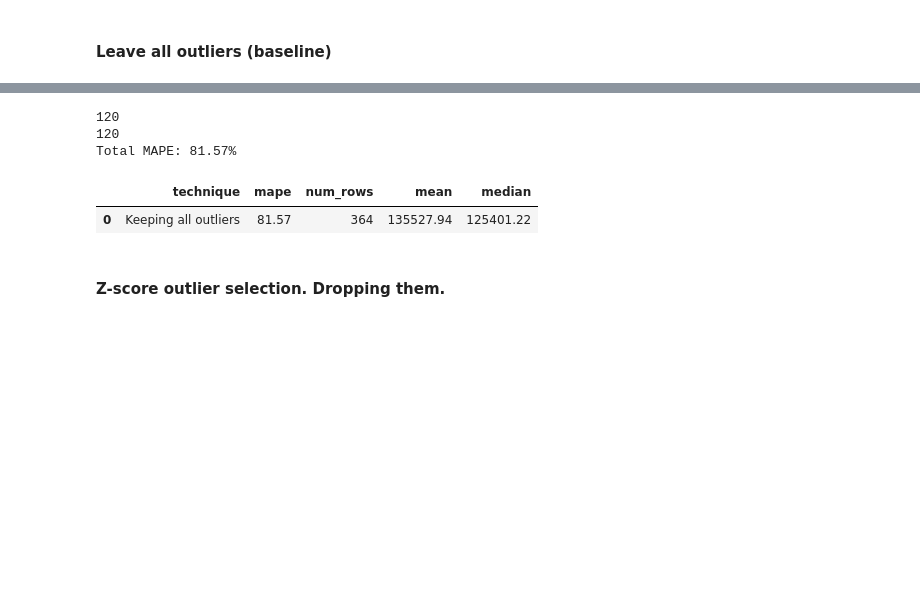
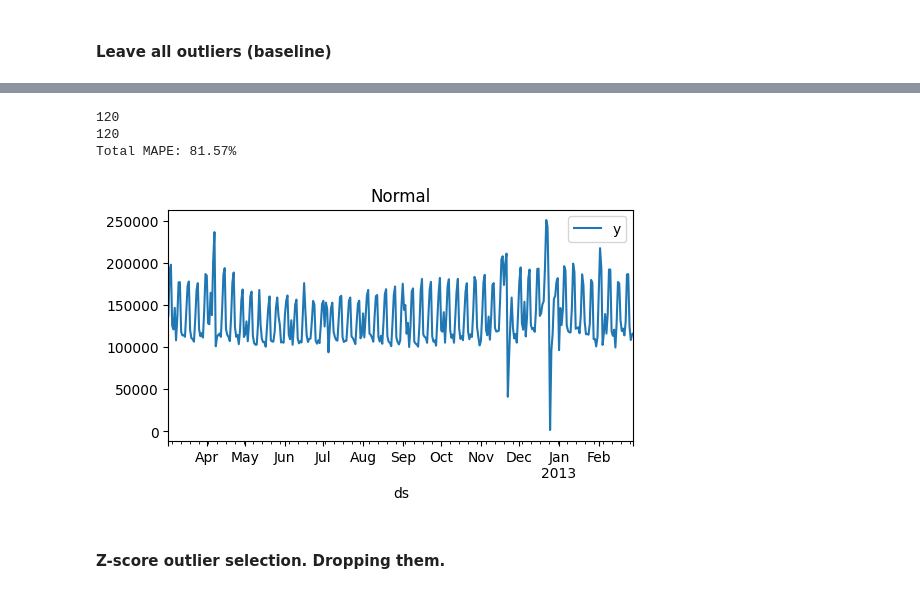
Before and after one commit to MikkelEndresen/time_series_forecasting, a Jupyter notebook: prophet_outlier_comparison.ipynb, the cells around one changed output, grey strips where cells are left out. Cells and saved outputs as stored; diff of their text form; code cells hidden in the pictures; blank space fills up the shorter version.

```diff
--- a/prophet_outlier_comparison.ipynb
+++ b/prophet_outlier_comparison.ipynb
@@ -124,10 +123,17 @@ def evaluate_technique(df_in, name):
     results.loc[len(results)] = entry
 
     return results
+
+def plot_timeseries(df, title):
+    fig, ax = plt.subplots(figsize=(6, 3))
+    df.plot(x='ds', ax=ax, title=title)
+
+    plt.show()
 # %% [markdown]
 ## Outlier Removal Techniques
 # %% [markdown]
 #### Leave all outliers (baseline)
 # %%
 evaluate_technique(df, "Keeping all outliers")
+plot_timeseries(df, "Normal")
 # %% [output]
@@ -152,8 +158,7 @@ evaluate_technique(df, "Keeping all outliers")
 120
 120
 Total MAPE: 81.57%
-|  | technique | mape | num_rows | mean | median |
-| 0 | Keeping all outliers | 81.57 | 364 | 135527.94 | 125401.22 |
+[figure, added]
 # %% [markdown]
 #### Z-score outlier selection. Dropping them.
 # %%
```
Also changed, not shown: parts of 4 cells of this notebook.
